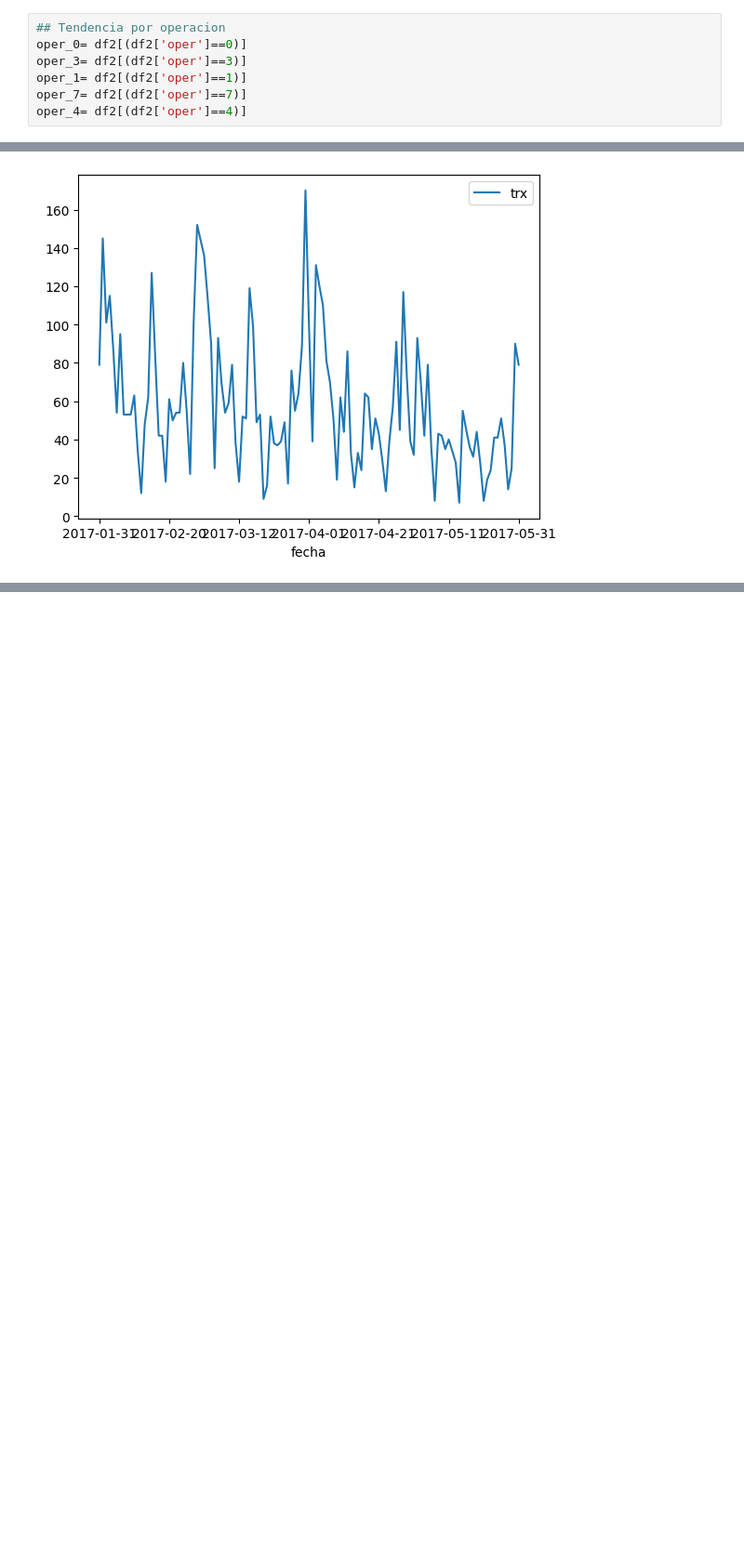
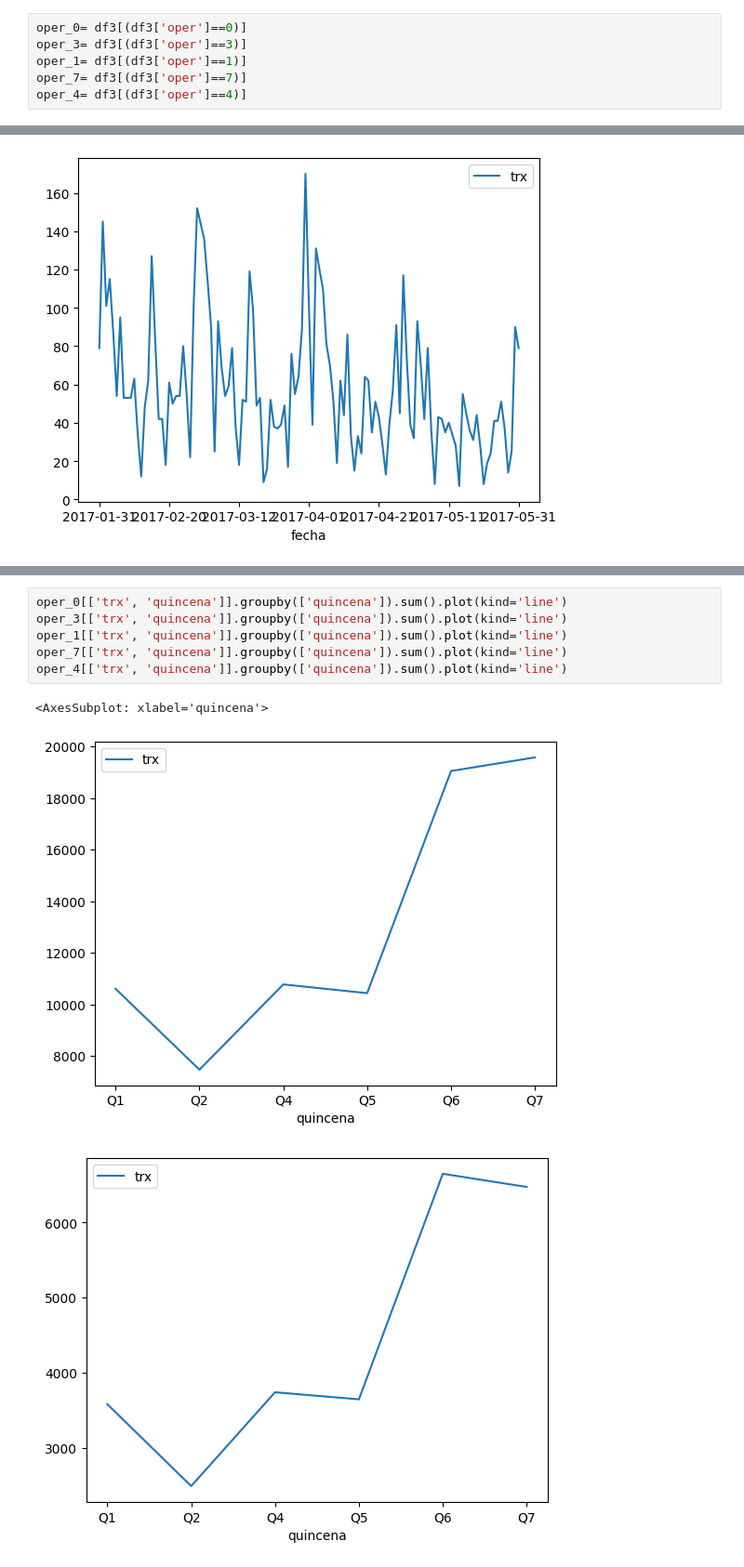
Before and after one commit to barrios420/Prueba-Avista, a Jupyter notebook: Solucion Prueba.ipynb, the cells around one changed output, grey strips where cells are left out. Shown at 93% size. Saved outputs shown, nothing was run; the diff lists cells and outputs as text; blank space fills up the shorter version.

```diff
--- a/Solucion Prueba.ipynb
+++ b/Solucion Prueba.ipynb
@@ -214,10 +232,9 @@ See the caveats in the documentation: https://pandas.pydata.org/pandas-docs/stab
 # %%
-## Tendencia por operacion
-oper_0= df2[(df2['oper']==0)]
-oper_3= df2[(df2['oper']==3)]
-oper_1= df2[(df2['oper']==1)]
-oper_7= df2[(df2['oper']==7)]
-oper_4= df2[(df2['oper']==4)]
+oper_0= df3[(df3['oper']==0)]
+oper_3= df3[(df3['oper']==3)]
+oper_1= df3[(df3['oper']==1)]
+oper_7= df3[(df3['oper']==7)]
+oper_4= df3[(df3['oper']==4)]
 # %%
 oper_0[['trx','fecha']].groupby(['fecha']).sum().plot(kind='line')
 oper_3[['trx','fecha']].groupby(['fecha']).sum().plot(kind='line')
@@ -254,0 +275,10 @@ term4[['trx', 'fecha']].groupby(['fecha']).sum().plot(kind='line')
+# %%
+oper_0[['trx', 'quincena']].groupby(['quincena']).sum().plot(kind='line')
+oper_3[['trx', 'quincena']].groupby(['quincena']).sum().plot(kind='line')
+oper_1[['trx', 'quincena']].groupby(['quincena']).sum().plot(kind='line')
+oper_7[['trx', 'quincena']].groupby(['quincena']).sum().plot(kind='line')
+oper_4[['trx', 'quincena']].groupby(['quincena']).sum().plot(kind='line')
+# %% [output]
+<AxesSubplot: xlabel='quincena'>
+[figure, added]
+[figure, added]
```
Also changed, not shown: parts of 23 cells of this notebook.
